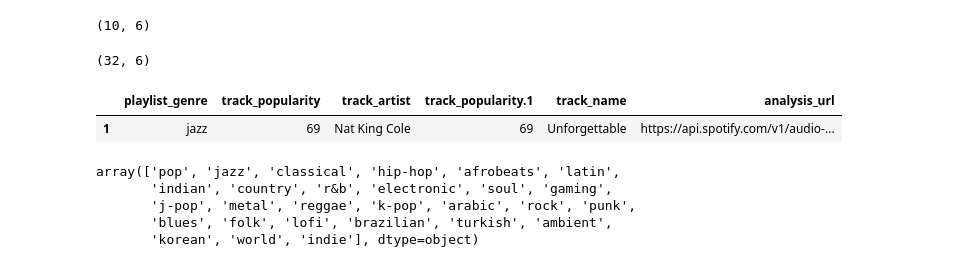
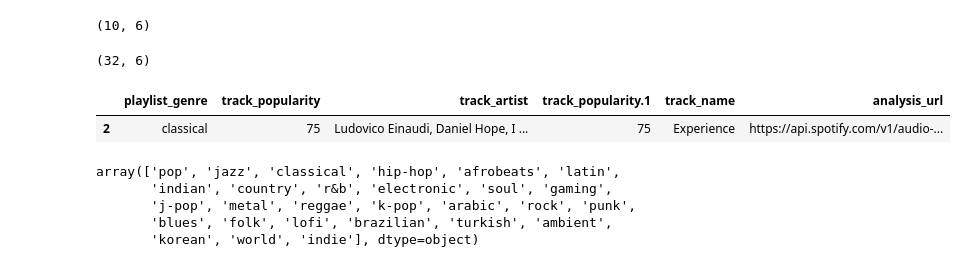
Before and after one commit to luckycarms/Music, a Jupyter notebook: music copy2.ipynb, the cells around one changed output. Saved outputs shown, nothing was run; the diff lists cells and outputs as text; code cells hidden in the pictures.

```diff
--- a/music copy2.ipynb
+++ b/music copy2.ipynb
@@ -528,11 +531,11 @@ def filter_by_genre(df, column_name, genre):
     filtered_popular_songs = popular_songs_by_genre_clean[popular_songs_by_genre_clean['playlist_genre'] == genre]
     return filtered_popular_songs
 # %%
-result_popular = filter_by_genre(popular_songs_by_genre_clean, 'playlist_genre', 'jazz')
+result_popular = filter_by_genre(popular_songs_by_genre_clean, 'playlist_genre', 'classical')
 result_popular
 # %% [output]
 |  | playlist_genre | track_popularity | track_artist | track_popularity.1 | track_name | analysis_url |
-| 1 | jazz | 69 | Nat King Cole | 69 | Unforgettable | https://api.spotify.com/v1/audio-... |
+| 2 | classical | 75 | Ludovico Einaudi, Daniel Hope, I ... | 75 | Experience | https://api.spotify.com/v1/audio-... |
 # %%
 unique_spotify_genres = popular_songs_by_genre_clean['playlist_genre'].unique()
 
```
Also changed, not shown: parts of 32 cells of this notebook, 13 other files.
